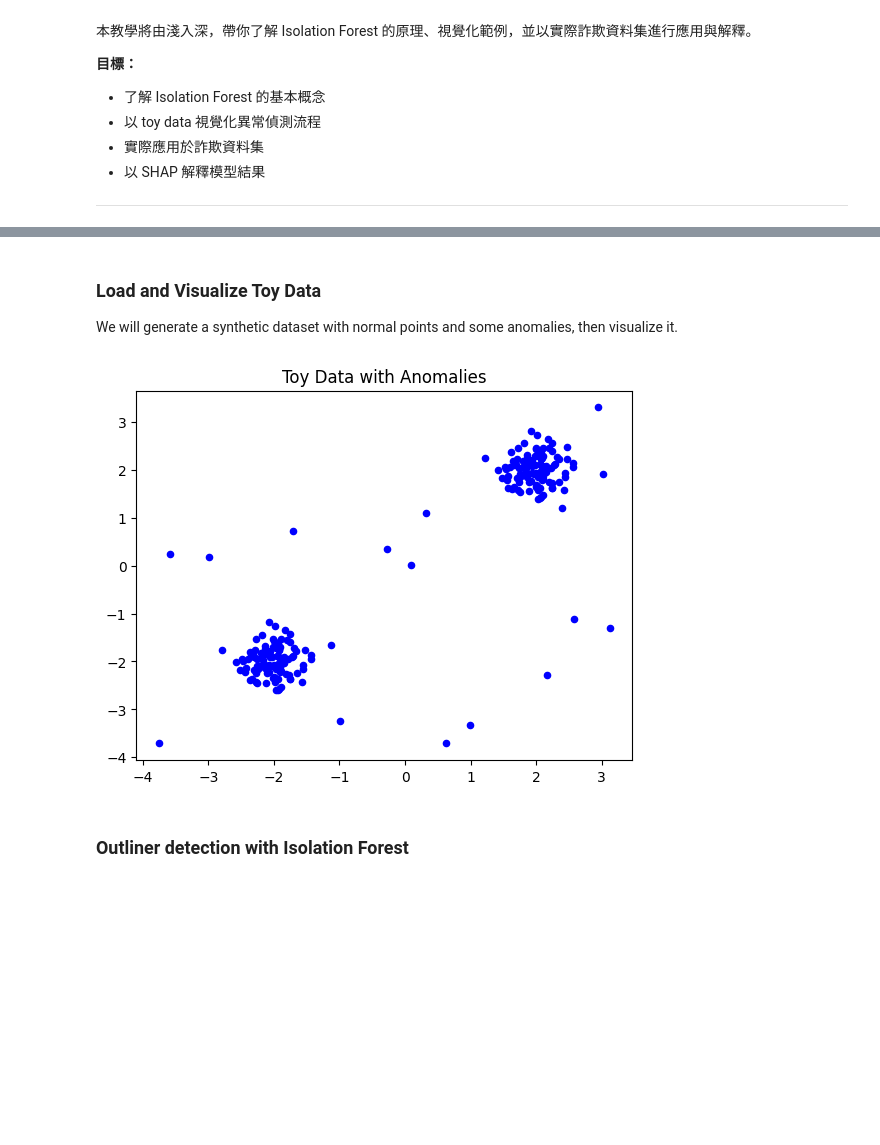
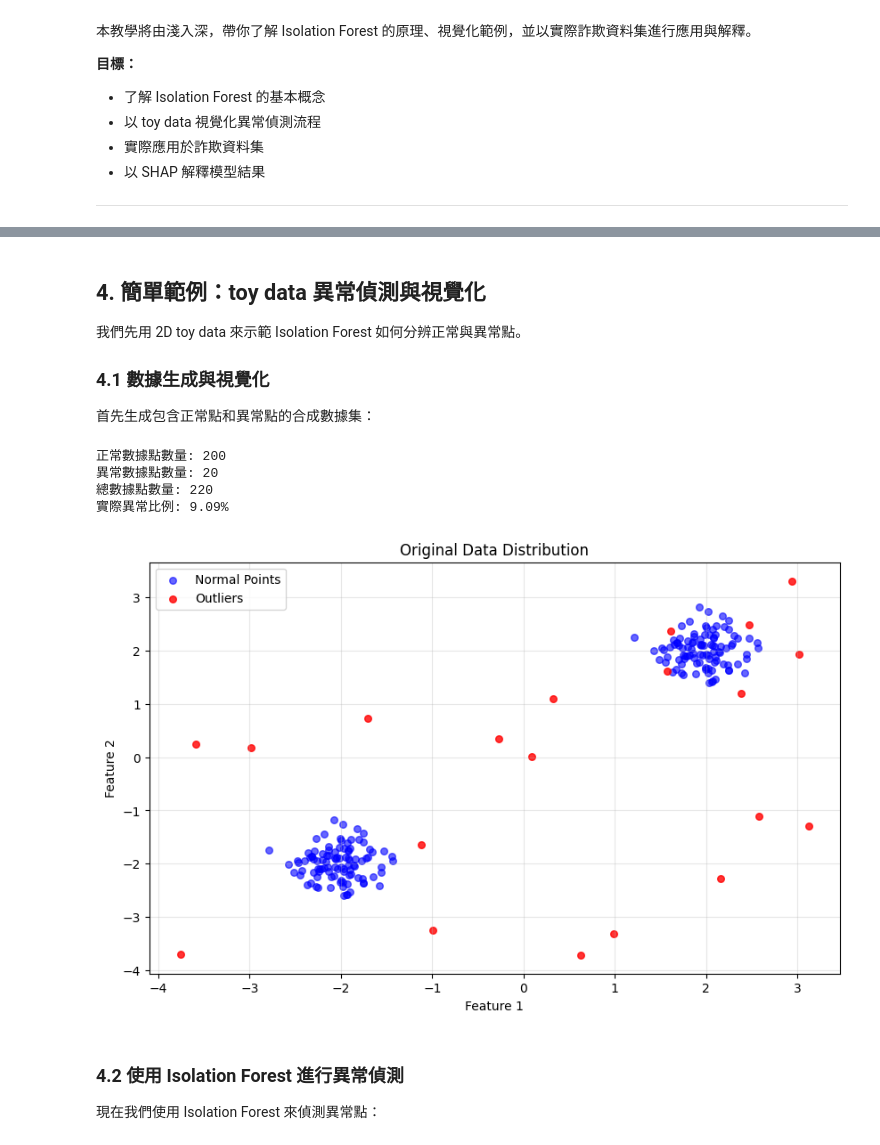
Before and after one commit to jonascheng/anomalyebook, a Jupyter notebook: 05_iforest-fraud-detection.ipynb, the cells around one changed output, grey strips where cells are left out. Drawn from its saved outputs; the diff is of its cells as text; code cells hidden in the pictures; blank space fills up the shorter version.

```diff
--- a/05_iforest-fraud-detection.ipynb
+++ b/05_iforest-fraud-detection.ipynb
@@ -36,28 +104,54 @@ Isolation Forest 的流程如下：
 # %% [markdown]
-### Load and Visualize Toy Data
+## 4. 簡單範例：toy data 異常偵測與視覺化
 
-We will generate a synthetic dataset with normal points and some anomalies, then visualize it.
+我們先用 2D toy data 來示範 Isolation Forest 如何分辨正常與異常點。
+
+### 4.1 數據生成與視覺化
+
+首先生成包含正常點和異常點的合成數據集：
 # %%
-# 產生 toy data
+# 載入所需函式庫
 import numpy as np
 import matplotlib.pyplot as plt
 from sklearn.ensemble import IsolationForest
 
+# 設定隨機種子確保結果可重現
 rng = np.random.RandomState(42)
-# 隨機生成 100 筆 2 維的常態分布資料，乘上 0.3 讓資料分布更集中。
-X = 0.3 * rng.randn(100, 2)
-# 分別將資料平移到 (2, 2) 和 (-2, -2) 兩個位置，形成兩群正常資料。
-X = np.r_[X + 2, X - 2]
-# 加入一些異常點
-X_outliers = rng.uniform(low=-4, high=4, size=(20, 2))
+
+# 生成正常數據點
+# 創建兩群正常數據，每群100個點
+X_normal = 0.3 * rng.randn(100, 2)  # 標準差0.3讓數據更集中
+X = np.r_[X_normal + 2, X_normal - 2]  # 分別平移到(2,2)和(-2,-2)附近
+
+# 生成異常數據點
+X_outliers = rng.uniform(low=-4, high=4, size=(20, 2))  # 20個隨機分布的異常點
+
+# 合併所有數據
 X_full = np.r_[X, X_outliers]
 
-# 視覺化資料
-plt.scatter(X_full[:, 0], X_full[:, 1], color='b', s=20)
-plt.title("Toy Data with Anomalies")
+print(f"正常數據點數量: {len(X)}")
+print(f"異常數據點數量: {len(X_outliers)}")
+print(f"總數據點數量: {len(X_full)}")
+print(f"實際異常比例: {len(X_outliers)/len(X_full):.2%}")
+
+# 視覺化原始數據
+plt.figure(figsize=(10, 6))
+plt.scatter(X[:, 0], X[:, 1], c='blue', s=30, alpha=0.6, label='Normal Points')
+plt.scatter(X_outliers[:, 0], X_outliers[:, 1], c='red', s=30, alpha=0.8, label='Outliers')
+plt.title("Original Data Distribution")
+plt.xlabel("Feature 1")
+plt.ylabel("Feature 2")
+plt.legend()
+plt.grid(True, alpha=0.3)
 plt.show()
 # %% [output]
+正常數據點數量: 200
+異常數據點數量: 20
+總數據點數量: 220
+實際異常比例: 9.09%
-[figure, old version]
+[figure, new version]
 # %% [markdown]
-### Outliner detection with Isolation Forest
+### 4.2 使用 Isolation Forest 進行異常偵測
+
+現在我們使用 Isolation Forest 來偵測異常點：
 # %%
```
Also changed, not shown: parts of 14 cells of this notebook, 1 other file.
